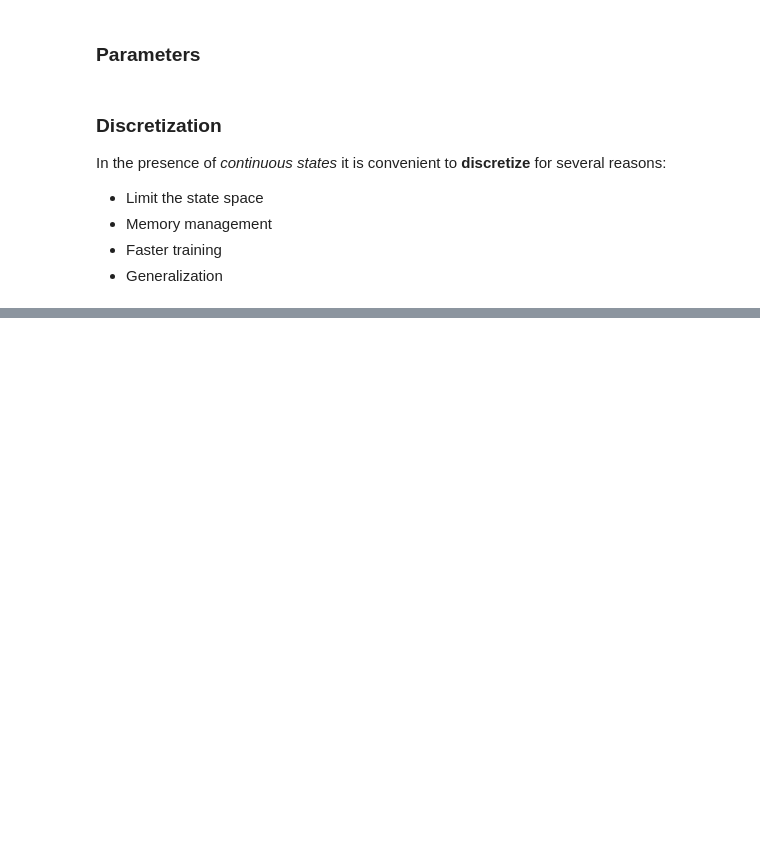
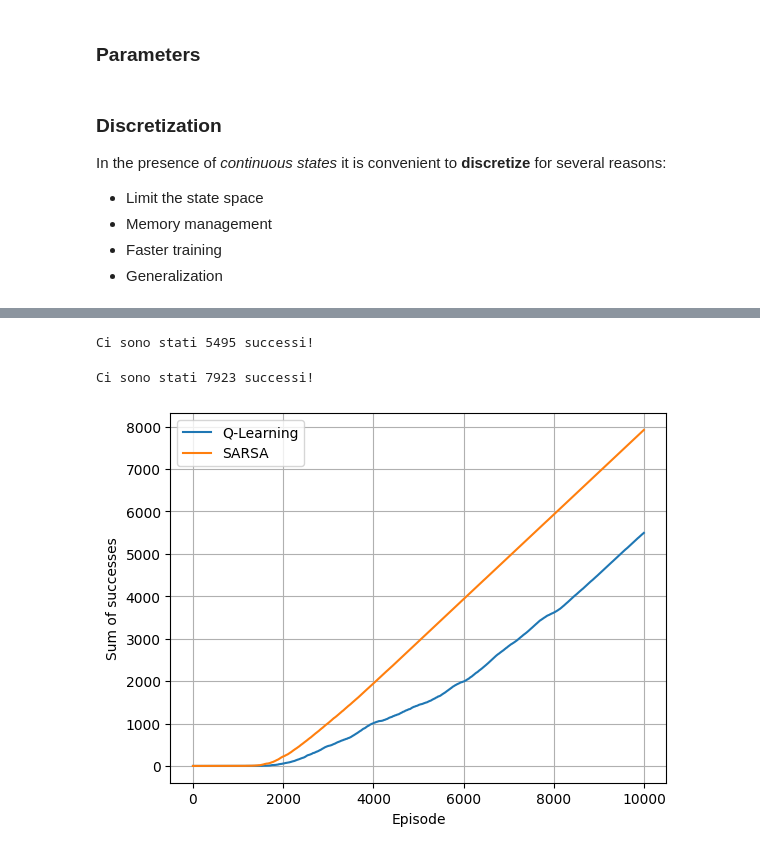
Before and after one commit to pierpaolospaziani/Machine-Learning, a Jupyter notebook: mountain_car.ipynb, the cells around one changed output, grey strips where cells are left out. Drawn from its saved outputs; the diff is of its cells as text; code cells hidden in the pictures; blank space fills up the shorter version.

Commit message:
commit 1: SARSA

```diff
--- a/mountain_car.ipynb
+++ b/mountain_car.ipynb
@@ -46,10 +80,10 @@ Initialization of the Q-table and definition of the update algorithm:
-# %%
-q_table = np.zeros((DISCRETE_SIZE, DISCRETE_SIZE, env.action_space.n))
-
-def q_learning():
-    pass
 # %%
-def simulate():
+q_table = np.zeros((DISCRETE_SIZE, DISCRETE_SIZE, env.action_space.n))
+
+def q_learning(EPSILON_DECAY):
+    epsilon = EPSILON
+    howmany = 0
+    q_learning_list = []
     for episode in range(EPISODES):
         print("Episode:", episode, end="\r")
 
@@ -62,10 +96,18 @@ def simulate():
 
         discrete_state = get_discrete_state(env.state)
 
+        if EPSILON_DECAY == 0:
+            epsilon = linear_decay(epsilon)
+        else:
+            epsilon = exponential_decay(episode)
+
         done = False
         while not done:
 
-            action = np.argmax(q_table[discrete_state])
+            # select an action following the epsilon-greedy policy
+            action = epsilon_greedy(epsilon)
+            if action < 0:
+                action = np.argmax(q_table[discrete_state])
             observation, reward, terminated, truncated, info = env.step(action)
             new_discrete_state = get_discrete_state(observation)
 
@@ -76,12 +118,15 @@ def simulate():
                 new_q = (1 - LEARNING_RATE) * current_q + LEARNING_RATE * (reward + DISCOUNT * max_future_q)
                 q_table[discrete_state + (action, )] = new_q
             elif terminated:
-                print(f"Congratulation! We reached to the goal! Episode: {episode}")
-                q_table[discrete_state + (action, )] = 0 # ----------------------------------------> SECONDO ME QUESTO VA TOLTO
+                howmany = howmany + 1
+                #print(f"Congratulation! We reached to the goal! Episode: {episode}")
+                #q_table[discrete_state + (action, )] = 0 # ----------------------------------------> SECONDO ME QUESTO VA TOLTO
 
             discrete_state = new_discrete_state
+        q_learning_list.append(howmany)
 
         if render:
             imageio.mimsave(f'./gifs/{episode}.gif', env.render(), fps=30)
 
     env.close()
+    return q_learning_list
@@ -88,2 +193,20 @@ def simulate():
 # %%
-simulate()
+q_learning_list = q_learning(1)
+print("Ci sono stati", q_learning_list[-1], "successi!")
+# %% [output]
+Ci sono stati 5495 successi!
+# %%
+sarsa_list = SARSA(1)
+print("Ci sono stati", sarsa_list[-1], "successi!")
+# %% [output]
+Ci sono stati 7923 successi!
+# %%
+plt.plot(q_learning_list, label='Q-Learning')
+plt.plot(sarsa_list, label='SARSA')
+plt.xlabel('Episode')
+plt.ylabel('Sum of successes')
+plt.legend()
+plt.grid(True)
+plt.show()
+# %% [output]
+[figure, added]
```
Also changed, not shown: parts of 7 cells of this notebook.
